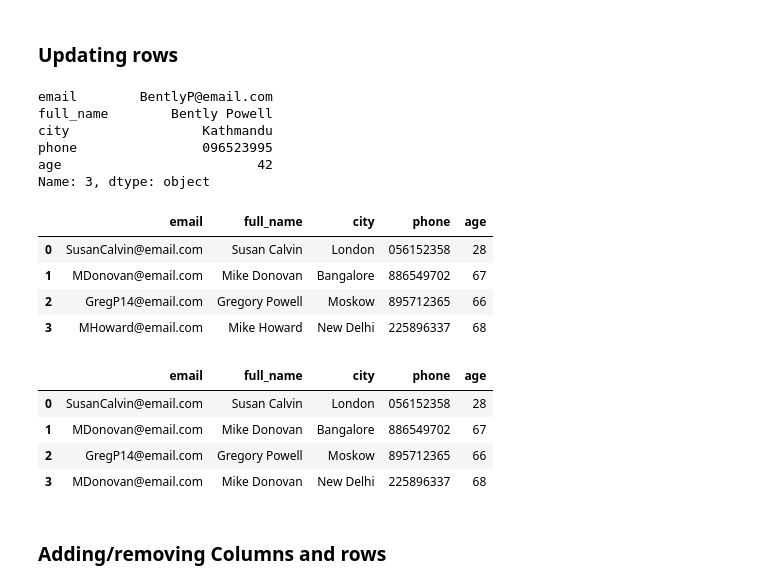
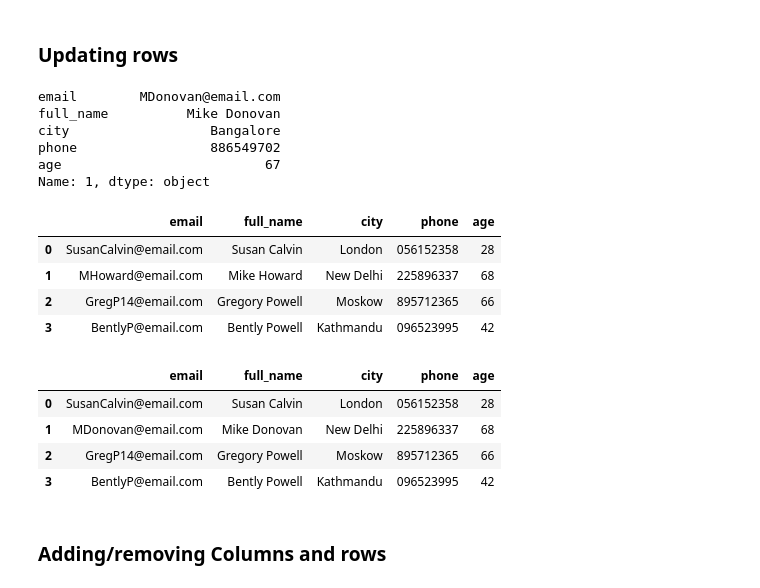
Before and after one commit to elisiojsj/Reference-Materials, a Jupyter notebook: Pandas-dataframe-tutorial.ipynb, the cells around one changed output. Drawn from its saved outputs; the diff is of its cells as text; code cells hidden in the pictures.

```diff
--- a/Pandas-dataframe-tutorial.ipynb
+++ b/Pandas-dataframe-tutorial.ipynb
@@ -203,34 +204,34 @@ df
 # %% [markdown]
 ### Updating rows
 # %%
-df.loc[3]
+df.loc[1]
 # %% [output]
-email        BentlyP@email.com
-full_name        Bently Powell
-city                 Kathmandu
-phone                096523995
-age                         42
-Name: 3, dtype: object
+email        MDonovan@email.com
+full_name          Mike Donovan
+city                  Bangalore
+phone                 886549702
+age                          67
+Name: 1, dtype: object
 # %%
 # updating all items
-df.loc[3] = ['MHoward@email.com', 'Mike Howard', 'New Delhi', '225896337', '68']
+df.loc[1] = ['MHoward@email.com', 'Mike Howard', 'New Delhi', '225896337', '68']
 df
 # %% [output]
 |  | email | full_name | city | phone | age |
 | 0 | SusanCalvin@email.com | Susan Calvin | London | 056152358 | 28 |
-| 1 | MDonovan@email.com | Mike Donovan | Bangalore | 886549702 | 67 |
+| 1 | MHoward@email.com | Mike Howard | New Delhi | 225896337 | 68 |
 | 2 | GregP14@email.com | Gregory Powell | Moskow | 895712365 | 66 |
-| 3 | MHoward@email.com | Mike Howard | New Delhi | 225896337 | 68 |
+| 3 | BentlyP@email.com | Bently Powell | Kathmandu | 096523995 | 42 |
 # %%
 # updating selected items
-df.loc[3, ['full_name', 'email']] = ['Mike Donovan', 'MDonovan@email.com']
+df.loc[1, ['full_name', 'email']] = ['Mike Donovan', 'MDonovan@email.com']
 df
 # %% [output]
 |  | email | full_name | city | phone | age |
 | 0 | SusanCalvin@email.com | Susan Calvin | London | 056152358 | 28 |
-| 1 | MDonovan@email.com | Mike Donovan | Bangalore | 886549702 | 67 |
+| 1 | MDonovan@email.com | Mike Donovan | New Delhi | 225896337 | 68 |
 | 2 | GregP14@email.com | Gregory Powell | Moskow | 895712365 | 66 |
-| 3 | MDonovan@email.com | Mike Donovan | New Delhi | 225896337 | 68 |
+| 3 | BentlyP@email.com | Bently Powell | Kathmandu | 096523995 | 42 |
 # %% [markdown]
 ### Adding/removing Columns and rows
 # %%
```
Also changed, not shown: parts of 46 cells of this notebook, 1 other file.
